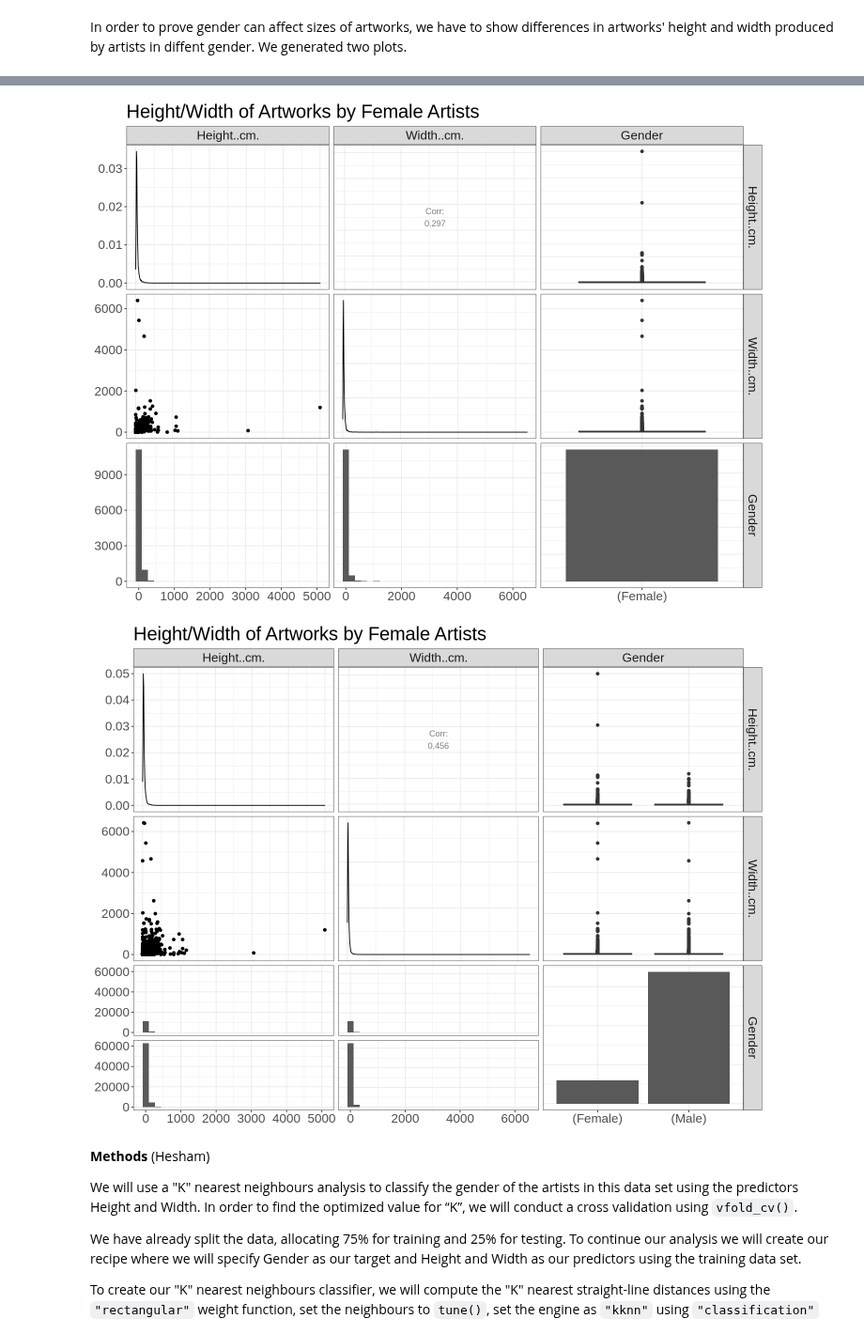
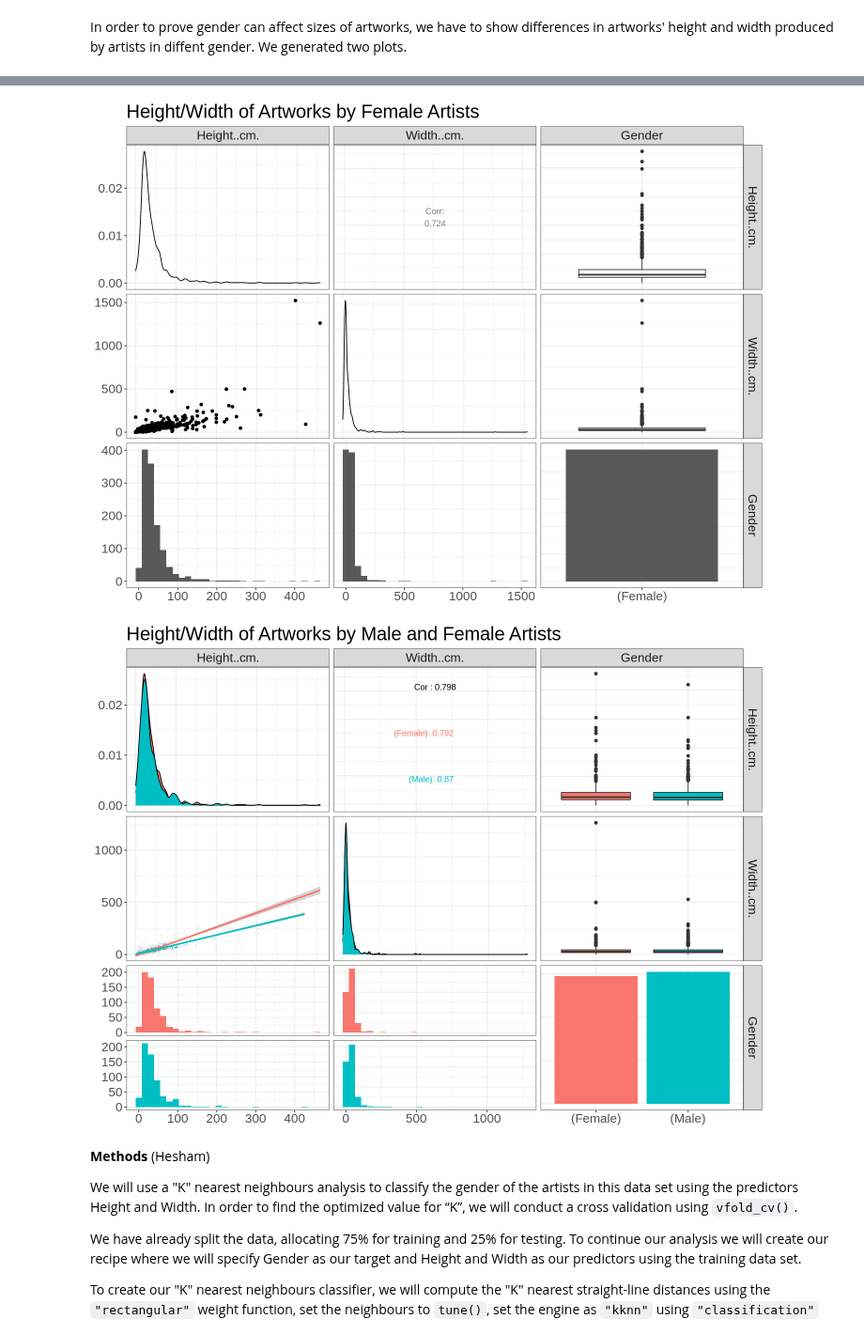
Before and after one commit to annekedresselhuis/DSCI-Group-Project, a Jupyter notebook: group_28_preliminary_analysis..ipynb, the cells around one changed output, grey strips where cells are left out. Shown at 94% size. Saved outputs shown, nothing was run; the diff lists cells and outputs as text; code cells hidden in the pictures.

Commit message:
coloured plots and created random sample of each gender

```diff
--- a/group_28_preliminary_analysis..ipynb
+++ b/group_28_preliminary_analysis..ipynb
@@ -134,16 +134,18 @@ artworks_female <- artworks_selected %>%
                    filter(Height..cm. != "NA") %>%
                    filter(Height..cm. != "NA")
 
+artworks_male <- sample_n(artworks_male, 1200)
+artworks_female <- sample_n(artworks_female, 1200)
 
-artworks_both <- artworks_selected %>%
-                    filter(Gender == "(Female)" | Gender == "(Male)")%>%
-                    filter(Height..cm. != "NA") %>%
-                   filter(Width..cm. != "NA")
-
-
+artworks_both <- rbind(artworks_male, artworks_female)
+artworks_both <- sample_n(artworks_both, 1200)
+artworks_both
+artworks_male
+artworks_female
 
 nrow(artworks_male)
 nrow(artworks_female)
+nrow(artworks_both)
 
 
 #about a 1:6 ratio of female to male
@@ -171,7 +231,9 @@ female_art_plot <- artworks_female %>%
 female_art_plot
 
 male_and_female_plot <- artworks_both %>%
-                   ggpairs(title = "Height/Width of Artworks by Female Artists")  +
+                   ggpairs(title = "Height/Width of Artworks by Male and Female Artists",
+               mapping = ggplot2::aes(colour=Gender),
+               lower = list(continuous = wrap("smooth", alpha = 0.3, size=0.1)))  +
                    theme_bw() +
                    theme(text = element_text(size = 20))
 male_and_female_plot
@@ -201,5 +276,5 @@ Warning message:
-[figure, old version]
+[figure, new version]
-[figure, old version]
+[figure, new version]
 # %% [markdown]
 **Methods** (Hesham)
 
```
Also changed, not shown: parts of 2 cells of this notebook.
